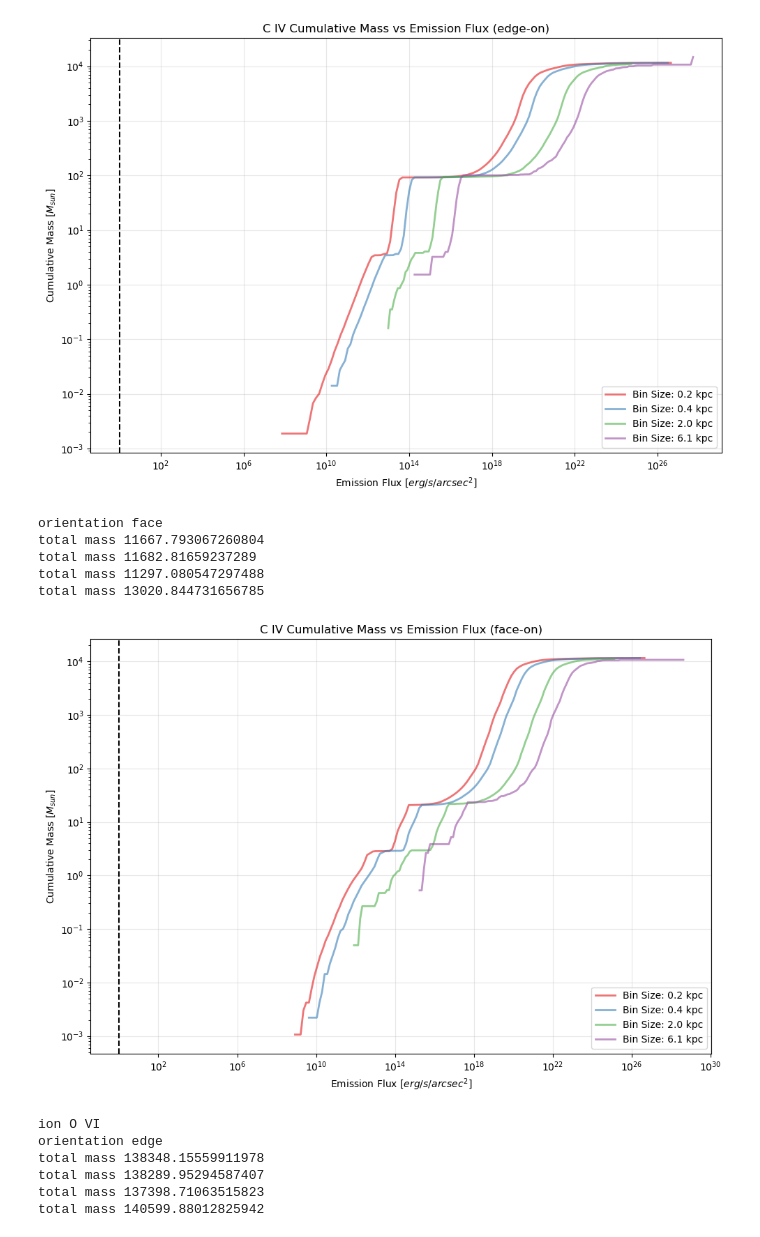
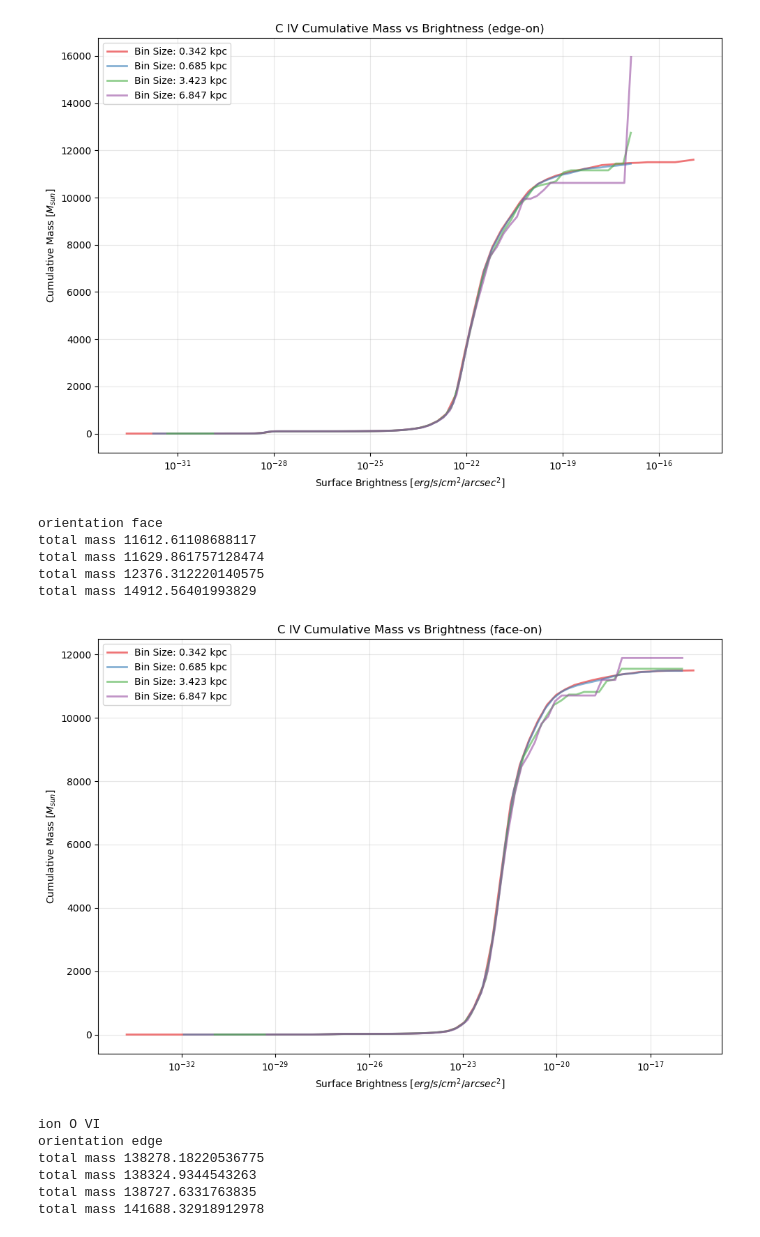
Before and after one commit to foggie-sims/foggie, a Jupyter notebook: foggie/notebooks/FRB-Analysis.ipynb, the cells around one changed output. Cells and saved outputs as stored; diff of their text form; code cells hidden in the pictures.

```diff
--- a/foggie/notebooks/FRB-Analysis.ipynb
+++ b/foggie/notebooks/FRB-Analysis.ipynb
@@ -46,8 +50,8 @@ import matplotlib.cm as mtcm
 
 def generate_foggie_paths(halo, run, snap):
     # Define base paths
-    foggie_base_dir = "/Users/vidasaeedzadeh/Projects/foggie_data/halo_008508/"
-    code_base_path = "/Users/vidasaeedzadeh/Projects/foggie/foggie/"
+    foggie_base_dir = "/Users/vidasaeedzadeh/Projects/foggie_data/"
+    code_base_path = "/Users/vidasaeedzadeh/Projects/repositories/foggie/foggie/"
     output_base_dir = "/Users/vidasaeedzadeh/Projects/foggie_outputs/"
 
     # Zero-pad the halo number to 6 digits
@@ -262,9 +399,6 @@ for dataset_name in set_of_datasets:
 # %%
 # Iterate over ions and orientations
-ions = ["C IV", "O VI"]
-orientations = ["edge", "face"]
-bin_sizes = ['0.2','0.4','2.0','6.1']
-cmap = mtcm.get_cmap('Set1', 10)
+
 for ion in ions:
     print('ion',ion)
     for orientation in orientations:
@@ -285,17 +419,19 @@ for ion in ions:
                 mass_data = np.array(f[mass_dataset_name]).flatten()
                 emission_data = np.array(f[emission_dataset_name]).flatten()
                 total_mass = mass_data.sum()
-                print('total mass',total_mass)
+
 
                 # Filter valid values
                 valid_indices = (emission_data > 1e-40) & (mass_data > 1e-40)
                 emission_data = emission_data[valid_indices]*((float(bin_size_kpc)*3.086e21)**2)
+                total_emission = emission_data.sum()
                 mass_data = mass_data[valid_indices]
+
 
                 # Define log-spaced bins for emission
                 flux_min = emission_data.min()
                 flux_max = emission_data.max()
-                bins = np.logspace(np.log10(flux_min), np.log10(flux_max), 128)
+                bins = np.logspace(np.log10(flux_min), np.log10(flux_max), 64)
 
                 # Calculate total mass per bin
                 bin_indices = np.digitize(emission_data, bins)
@@ -309,16 +445,15 @@ for ion in ions:
         # Finalize the plot for this ion and orientation
         plt.yscale('log')  # Logarithmic scale for y-axis
         plt.xscale('log')  # Logarithmic scale for x-axis
-        plt.xlabel('Emission Flux [$erg/s/arcsec^2$]')
+        plt.xlabel('Brightness [$erg/s/arcsec^2$]')
         plt.ylabel('Mass [$M_{sun}$]')
-        plt.axvline(x = 1, color='k', linestyle='--')
-        plt.title(f'{ion} Mass vs Emission Flux ({orientation}-on)')
+        plt.title(f'{ion} Mass vs Brightness ({orientation}-on)')
         plt.legend()
         plt.grid(True, alpha=0.3)
         plt.tight_layout()
 
         # Save the plot
-        plot_dir = os.path.join(prefix, "mass_vs_emission_plots", orientation)
+        plot_dir = os.path.join(prefix, "mass_vs_emission_flux_plots", orientation)
         os.makedirs(plot_dir, exist_ok=True)
         plt.savefig(os.path.join(plot_dir, f"{ion.replace(' ', '_')}_{orientation}_mass_vs_emission.png"))
         plt.show()
@@ -353,9 +472,6 @@ total mass 143299.73024456683
 # %%
 # Iterate over ions and orientations
-ions = ["C IV", "O VI"]
-orientations = ["edge", "face"]
-bin_sizes = ['0.2', '0.4', '2.0', '6.1']
-cmap = mtcm.get_cmap('Set1', 10)
+
 for ion in ions:
     print('ion', ion)
     for orientation in orientations:
@@ -386,13 +502,15 @@ for ion in ions:
                 # Filter valid values
                 # Multiply surface brightness to get brightness
                 valid_indices = (emission_data > 1e-40) & (mass_data > 1e-40)
-                emission_data = emission_data[valid_indices] * bin_area
+
+
+                emission_data = emission_data[valid_indices] #* bin_area
                 mass_data = mass_data[valid_indices]
 
                 # Define log-spaced bins for emission
                 flux_min = emission_data.min()
                 flux_max = emission_data.max()
-                bins = np.logspace(np.log10(flux_min), np.log10(flux_max), 128)
+                bins = np.logspace(np.log10(flux_min), np.log10(flux_max), 64)
 
                 # Calculate cumulative mass for each bin
                 bin_indices = np.digitize(emission_data, bins)
@@ -403,12 +521,11 @@ for ion in ions:
                 plt.plot(bin_centers, cumulative_mass, color=color, alpha=0.6, label=f'Bin Size: {bin_size_kpc} kpc', lw = 2)
 
         # Finalize the plot for this ion and orientation
-        plt.yscale('log')  # Logarithmic scale for y-axis
+        #plt.yscale('log')  # Logarithmic scale for y-axis
         plt.xscale('log')  # Logarithmic scale for x-axis
-        plt.xlabel('Emission Flux [$erg/s/arcsec^2$]')
+        plt.xlabel('Surface Brightness [$erg/s/cm^2/arcsec^2$]')
         plt.ylabel('Cumulative Mass [$M_{sun}$]')
-        plt.axvline(x=1, color='k', linestyle='--')
-        plt.title(f'{ion} Cumulative Mass vs Emission Flux ({orientation}-on)')
+        plt.title(f'{ion} Cumulative Mass vs Brightness ({orientation}-on)')
         plt.legend()
         plt.grid(True, alpha=0.3)
         plt.tight_layout()
@@ -429,13 +546,13 @@ total mass 14889.770316500933
-[figure, old version]
+[figure, new version]
 orientation face
-total mass 11667.793067260804
-total mass 11682.81659237289
-total mass 11297.080547297488
-total mass 13020.844731656785
+total mass 11612.61108688117
+total mass 11629.861757128474
+total mass 12376.312220140575
+total mass 14912.56401993829
-[figure, old version]
+[figure, new version]
 ion O VI
 orientation edge
-total mass 138348.15559911978
-total mass 138289.95294587407
-total mass 137398.71063515823
-total mass 140599.88012825942
+total mass 138278.18220536775
+total mass 138324.9344543263
+total mass 138727.6331763835
+total mass 141688.32918912978
```
Also changed, not shown: parts of 10 cells of this notebook, 4 other files.
